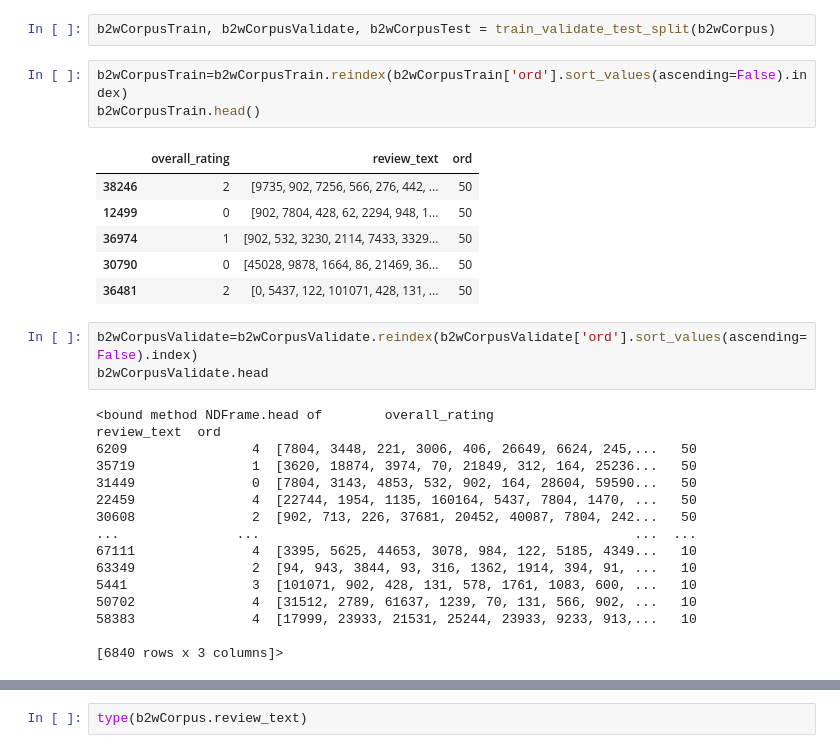
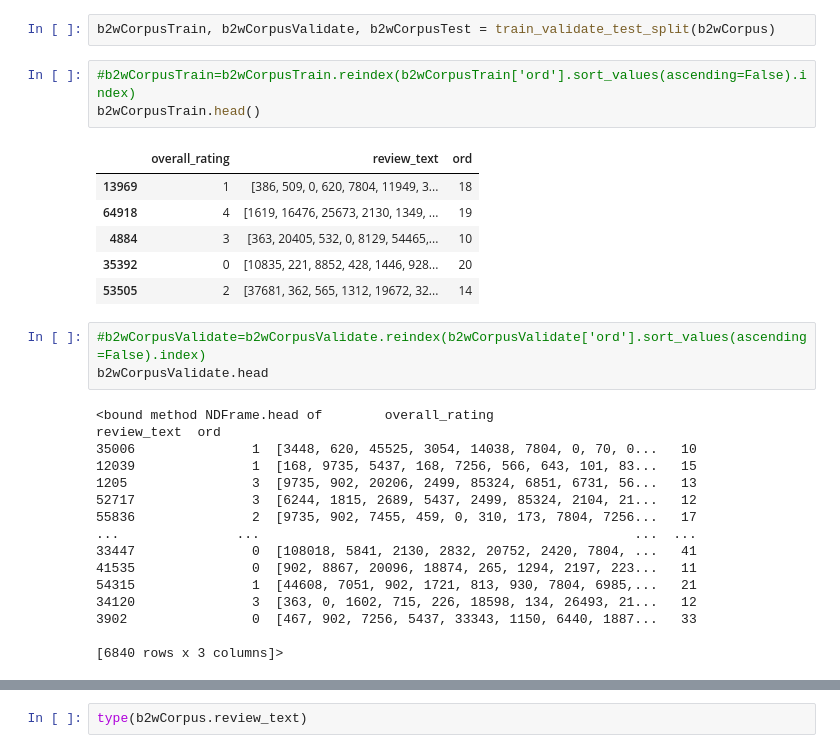
Before and after one commit to augustocamargo/NLPortugues_EP2, a Jupyter notebook: NLPortugues_EP2.ipynb, the cells around one changed output, grey strips where cells are left out. Drawn from its saved outputs; the diff is of its cells as text.

```diff
--- a/NLPortugues_EP2.ipynb
+++ b/NLPortugues_EP2.ipynb
@@ -215,31 +215,31 @@ def train_validate_test_split(df, train_percent=.65, validate_percent=.1, seed=4
 # %%
 b2wCorpusTrain, b2wCorpusValidate, b2wCorpusTest = train_validate_test_split(b2wCorpus)
 # %%
-b2wCorpusTrain=b2wCorpusTrain.reindex(b2wCorpusTrain['ord'].sort_values(ascending=False).index)
+#b2wCorpusTrain=b2wCorpusTrain.reindex(b2wCorpusTrain['ord'].sort_values(ascending=False).index)
 b2wCorpusTrain.head()
 # %% [output]
 |  | overall_rating | review_text | ord |
-| 38246 | 2 | [9735, 902, 7256, 566, 276, 442, ... | 50 |
-| 12499 | 0 | [902, 7804, 428, 62, 2294, 948, 1... | 50 |
-| 36974 | 1 | [902, 532, 3230, 2114, 7433, 3329... | 50 |
-| 30790 | 0 | [45028, 9878, 1664, 86, 21469, 36... | 50 |
-| 36481 | 2 | [0, 5437, 122, 101071, 428, 131, ... | 50 |
+| 13969 | 1 | [386, 509, 0, 620, 7804, 11949, 3... | 18 |
+| 64918 | 4 | [1619, 16476, 25673, 2130, 1349, ... | 19 |
+| 4884 | 3 | [363, 20405, 532, 0, 8129, 54465,... | 10 |
+| 35392 | 0 | [10835, 221, 8852, 428, 1446, 928... | 20 |
+| 53505 | 2 | [37681, 362, 565, 1312, 19672, 32... | 14 |
 # %%
-b2wCorpusValidate=b2wCorpusValidate.reindex(b2wCorpusValidate['ord'].sort_values(ascending=False).index)
+#b2wCorpusValidate=b2wCorpusValidate.reindex(b2wCorpusValidate['ord'].sort_values(ascending=False).index)
 b2wCorpusValidate.head
 # %% [output]
 <bound method NDFrame.head of        overall_rating                                        review_text  ord
-6209                4  [7804, 3448, 221, 3006, 406, 26649, 6624, 245,...   50
-35719               1  [3620, 18874, 3974, 70, 21849, 312, 164, 25236...   50
-31449               0  [7804, 3143, 4853, 532, 902, 164, 28604, 59590...   50
-22459               4  [22744, 1954, 1135, 160164, 5437, 7804, 1470, ...   50
-30608               2  [902, 713, 226, 37681, 20452, 40087, 7804, 242...   50
+35006               1  [3448, 620, 45525, 3054, 14038, 7804, 0, 70, 0...   10
+12039               1  [168, 9735, 5437, 168, 7256, 566, 643, 101, 83...   15
+1205                3  [9735, 902, 20206, 2499, 85324, 6851, 6731, 56...   13
+52717               3  [6244, 1815, 2689, 5437, 2499, 85324, 2104, 21...   12
+55836               2  [9735, 902, 7455, 459, 0, 310, 173, 7804, 7256...   17
 ...               ...                                                ...  ...
-67111               4  [3395, 5625, 44653, 3078, 984, 122, 5185, 4349...   10
-63349               2  [94, 943, 3844, 93, 316, 1362, 1914, 394, 91, ...   10
-5441                3  [101071, 902, 428, 131, 578, 1761, 1083, 600, ...   10
-50702               4  [31512, 2789, 61637, 1239, 70, 131, 566, 902, ...   10
-58383               4  [17999, 23933, 21531, 25244, 23933, 9233, 913,...   10
+33447               0  [108018, 5841, 2130, 2832, 20752, 2420, 7804, ...   41
+41535               0  [902, 8867, 20096, 18874, 265, 1294, 2197, 223...   11
+54315               1  [44608, 7051, 902, 1721, 813, 930, 7804, 6985,...   21
+34120               3  [363, 0, 1602, 715, 226, 18598, 134, 26493, 21...   12
+3902                0  [467, 902, 7256, 5437, 33343, 1150, 6440, 1887...   33
 
 [6840 rows x 3 columns]>
 # %%
```
Also changed, not shown: parts of 8 cells of this notebook.
